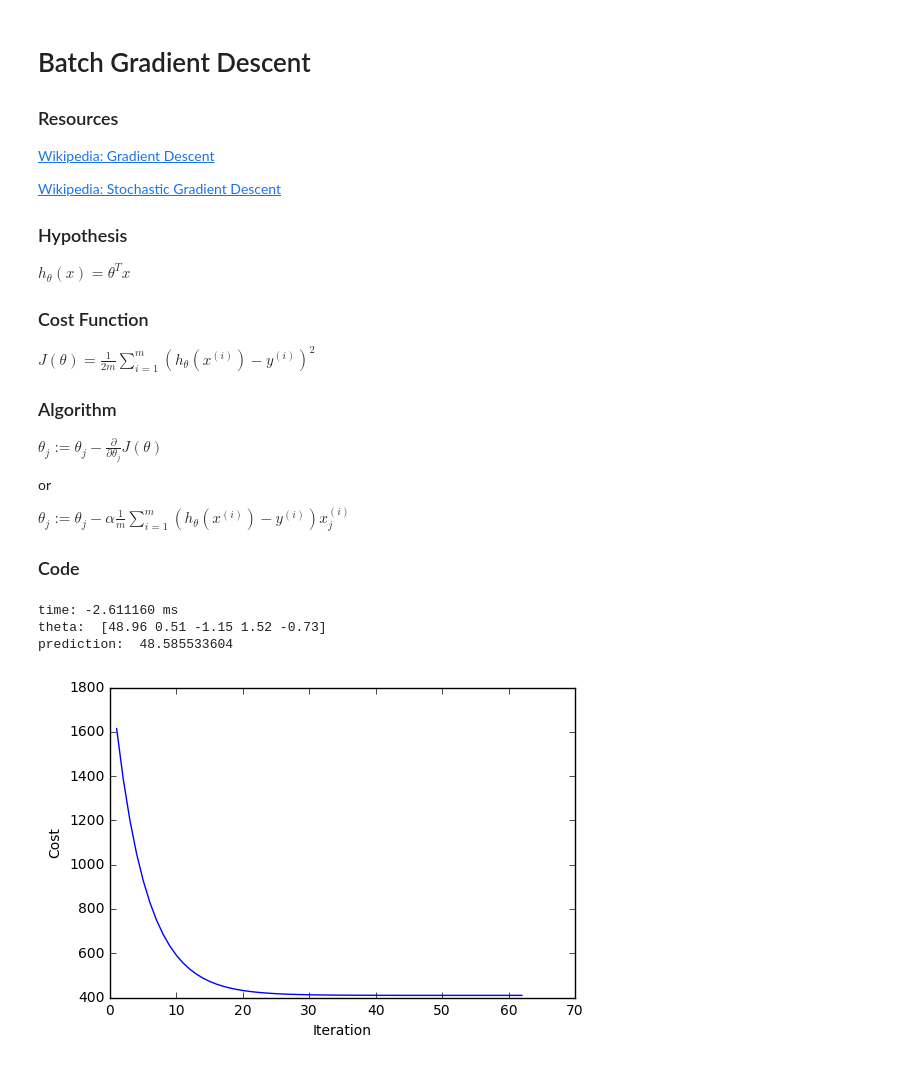
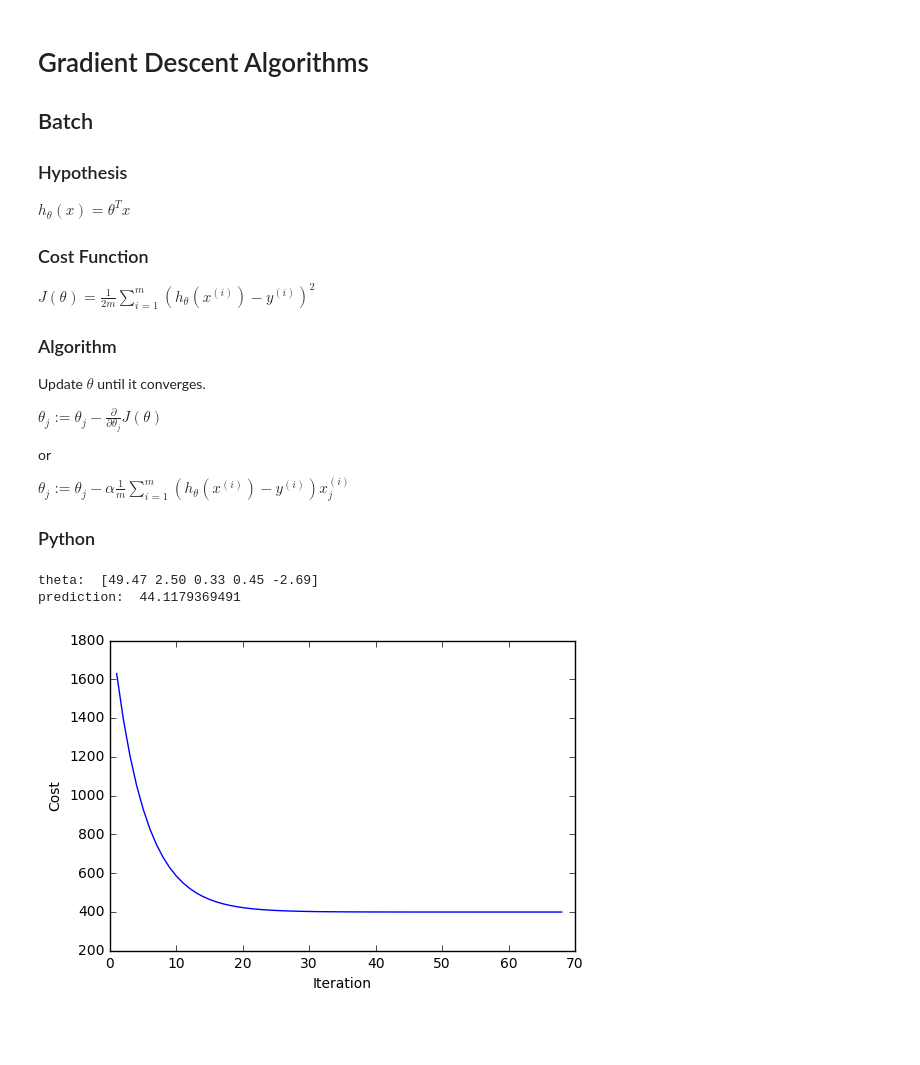
Before and after one commit to CalebEverett/gd_algorithms, a Jupyter notebook: gd_algorithms.ipynb, the cells around one changed output. Drawn from its saved outputs; the diff is of its cells as text; code cells hidden in the pictures; blank space fills up the shorter version.

```diff
--- a/gd_algorithms.ipynb
+++ b/gd_algorithms.ipynb
@@ -1,11 +1,7 @@
 # %% [markdown]
-# Batch Gradient Descent
+# Gradient Descent Algorithms
 
-### Resources
-
-[Wikipedia: Gradient Descent](https://en.wikipedia.org/wiki/Gradient_descent)
-
-[Wikipedia: Stochastic Gradient Descent](https://en.wikipedia.org/wiki/Stochastic_gradient_descent)
+## Batch
 
 ### Hypothesis
 
@@ -17,14 +13,15 @@ $J(\theta) = \frac1{2m}\sum_{i=1}^{m}(h_\theta(x^{(i)})-y^{(i)})^2$
 
 ### Algorithm
 
+Update $\theta$ until it converges.
+
 $\theta_j := \theta_j - \frac\partial{\partial\theta_j}J(\theta)$
 
 or
 
 $\theta_j := \theta_j - \alpha\frac1{m}\sum_{i=1}^{m}(h_\theta(x^{(i)})-y^{(i)})x_j^{(i)}$
 
-
-### Code
+### Python
 # %%
 import numpy as np
 import random
@@ -32,61 +29,67 @@ import matplotlib.pyplot as plt
 import time
 
 def gd_batch(data, alpha, delta_min):
+    # Arrange data
     m, n = data[:,0:-1].shape
     X = np.ones((m,n+1))
     X[:,1:] = data[:,0:-1]
+
+    # Initialize variables
     theta = np.zeros(n + 1)
-    delta = 1
-    costs = [float("inf")]
-#     for i in range(1):
+    delta = float("inf")
+    cost_hist = [float("inf")]
+
+    # Run algorithm
     while delta > delta_min:
+        # calculate gradient
         loss = X.dot(theta) - data[:,-1]
         gradient = X.T.dot(loss) / m
+
+        # update parameter estimates
         theta = theta - alpha * gradient
+
+        # calculate cost, test convergence
         cost = np.sum(np.square(loss)) / (2 * m)
-        delta = costs[-1] - cost
-        costs.append(cost)
-    return theta, costs
+        delta = cost_hist[-1] - cost
+        cost_hist.append(cost)
+    return theta, cost_hist
 
-# load data, specify example for prediction
+# Generate test data
 data_raw = np.random.randint(100, size=(1000, 5))
 
-# normalize data
+# Normalize data
 X = data_raw[:,0:-1]
 mu = np.mean(X, axis=0)
 sigma = np.std(X, axis=0)
 data_norm = np.copy(data_raw)
 data_norm[:,:-1] = (X - mu) / sigma
 
-# run algorithm
+# Initialize model arguments
 delta_min = 10**-3
 alpha = 0.1
 
-start = time.time()
-theta, costs = gd_batch(data_norm, alpha, delta_min)
+theta, cost_hist = gd_batch(data_norm, alpha, delta_min)
 end = time.time()
 float_formatter = lambda x: "%.2f" % x
 np.set_printoptions(formatter={'float_kind':float_formatter})
-print('time: {:f} ms'.format((start-end)*1000.0))
 print('theta: ', theta)
 
 # make prediction for comparison with other algorithms
 x = np.ones(data_raw.shape[1])
 x_norm = np.ones(data_raw.shape[1])
 x[1:] = np.array([20, 40, 60, 80])
 x_norm[1:] = (np.array([20, 40, 60, 80]) - mu ) / sigma
 print('prediction: ', theta.T.dot(x_norm))
 
 # plot cost versus iteration
 def plot_costs(c):
     plt.plot(c)
     plt.ylabel('Cost')
     plt.xlabel('Iteration')
     plt.show()
-plot_costs(costs)
+plot_costs(cost_hist)
 # %% [output]
-time: -2.611160 ms
-theta:  [48.96 0.51 -1.15 1.52 -0.73]
-prediction:  48.585533604
+theta:  [49.47 2.50 0.33 0.45 -2.69]
+prediction:  44.1179369491
-[figure, old version]
+[figure, new version]
 # %% [markdown]
```
Also changed, not shown: parts of 16 cells of this notebook, 1 other file.
